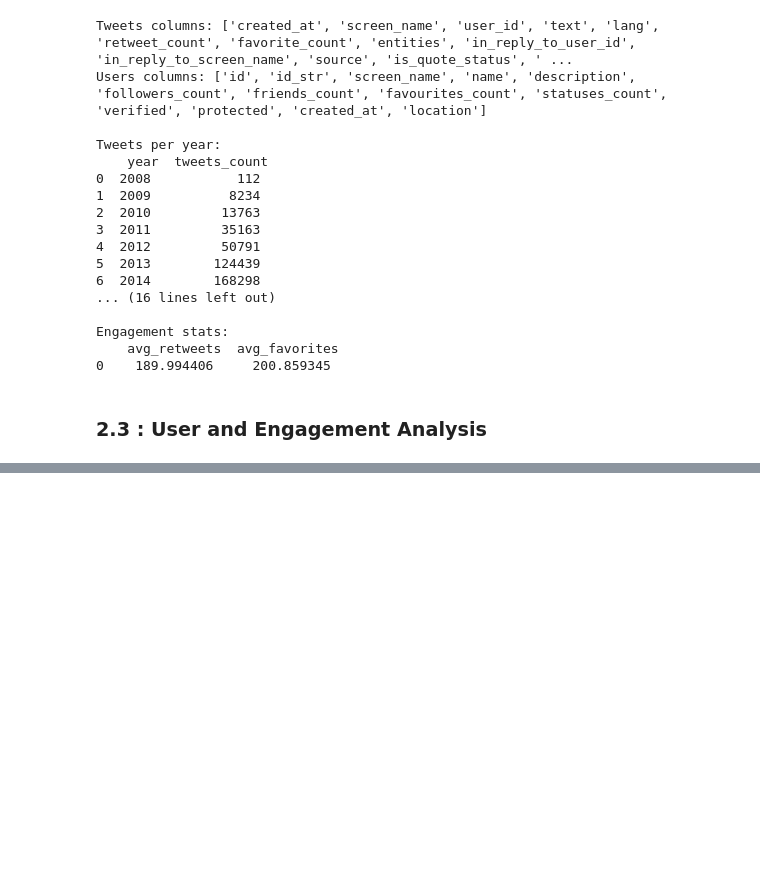
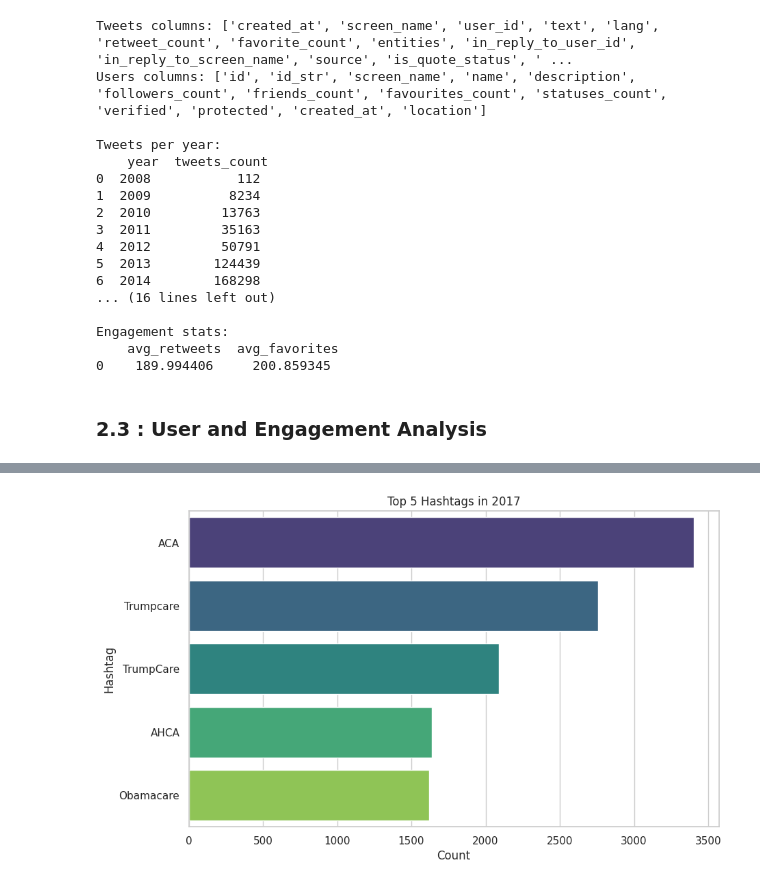
Before and after one commit to AshminDhungana/lobbyists4america-insights, a Jupyter notebook: descriptive_statistics.ipynb, the cells around one changed output, grey strips where cells are left out. Drawn from its saved outputs; the diff is of its cells as text; code cells hidden in the pictures; blank space fills up the shorter version.

```diff
--- a/descriptive_statistics.ipynb
+++ b/descriptive_statistics.ipynb
@@ -167,0 +282,23 @@ NameError: name 'itertools' is not defined
+# %%
+#Top Hashtags Per Year
+
+# Explode hashtags
+tweets_exploded = tweets_df.explode('hashtags').dropna(subset=['hashtags'])
+
+# Count top hashtags per year
+top_hashtags_year = (tweets_exploded.groupby(['year', 'hashtags'])
+                     .size()
+                     .reset_index(name='count'))
+
+# Plot top 5 hashtags for a selected year, e.g., 2017
+year = 2017
+top5 = top_hashtags_year[top_hashtags_year['year'] == year].sort_values(by='count', ascending=False).head(5)
+
+plt.figure(figsize=(10,6))
+sns.barplot(data=top5, x='count', y='hashtags', hue='hashtags', palette='viridis', dodge=False, legend=False)
+plt.title(f'Top 5 Hashtags in {year}')
+plt.xlabel('Count')
+plt.ylabel('Hashtag')
+plt.show()
+# %% [output]
+[figure, added]
```
Also changed, not shown: parts of 5 cells of this notebook.
